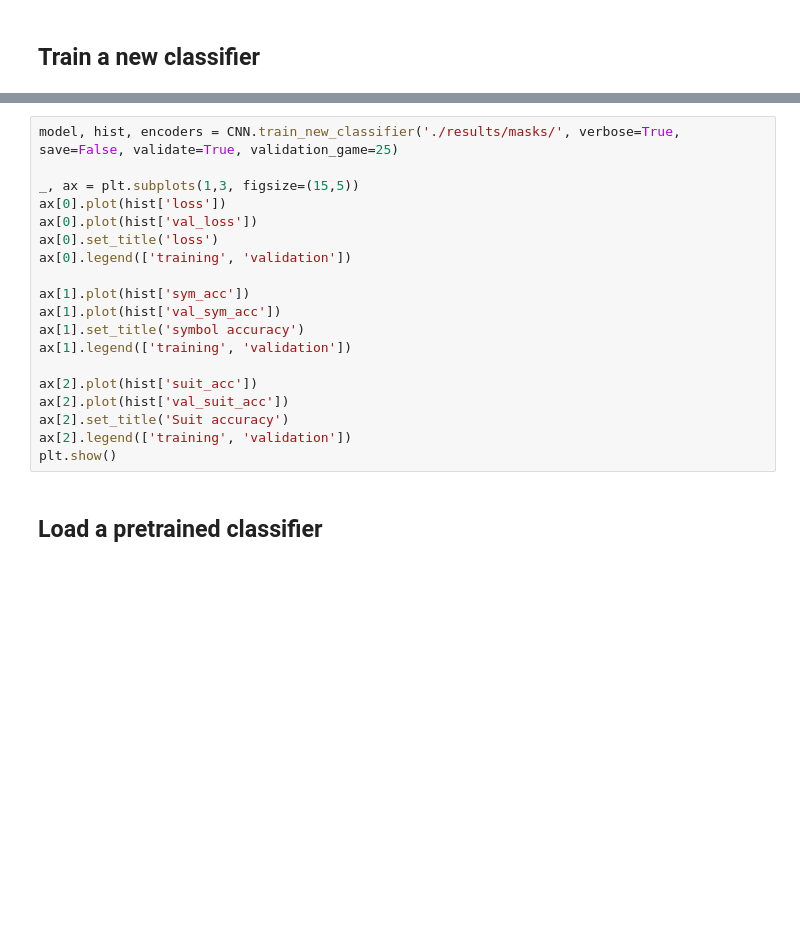
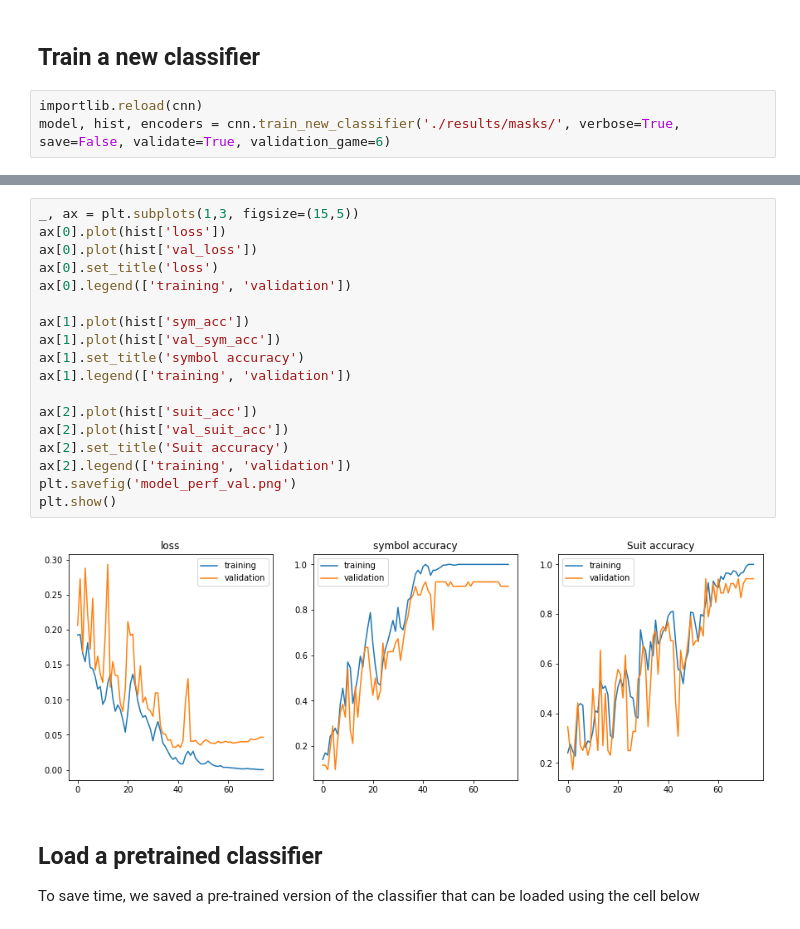
Before and after one commit to aalshabaan/iapr, a Jupyter notebook: project/project.ipynb, the cells around one changed output, grey strips where cells are left out. Drawn from its saved outputs; the diff is of its cells as text; blank space fills up the shorter version.

Commit message:
Finalised the model and added some documentation in the notebook

```diff
--- a/project/project.ipynb
+++ b/project/project.ipynb
@@ -747,2 +628,5 @@ KeyboardInterrupt:
 # %% [markdown]
 ## Train a new classifier
+# %%
+importlib.reload(cnn)
+model, hist, encoders = cnn.train_new_classifier('./results/masks/', verbose=True, save=False, validate=True, validation_game=6)
@@ -749,22 +651,24 @@ KeyboardInterrupt:
 # %%
-model, hist, encoders = CNN.train_new_classifier('./results/masks/', verbose=True, save=False, validate=True, validation_game=25)
-
 _, ax = plt.subplots(1,3, figsize=(15,5))
 ax[0].plot(hist['loss'])
 ax[0].plot(hist['val_loss'])
 ax[0].set_title('loss')
 ax[0].legend(['training', 'validation'])
 
 ax[1].plot(hist['sym_acc'])
 ax[1].plot(hist['val_sym_acc'])
 ax[1].set_title('symbol accuracy')
 ax[1].legend(['training', 'validation'])
 
 ax[2].plot(hist['suit_acc'])
 ax[2].plot(hist['val_suit_acc'])
 ax[2].set_title('Suit accuracy')
 ax[2].legend(['training', 'validation'])
+plt.savefig('model_perf_val.png')
 plt.show()
+# %% [output]
+[figure, added]
-# %% [markdown]
-## Load a pretrained classifier
+# %% [markdown]
+## Load a pretrained classifier
+To save time, we saved a pre-trained version of the classifier that can be loaded using the cell below
 # %%
```
Also changed, not shown: parts of 17 cells of this notebook, 3 other files.
